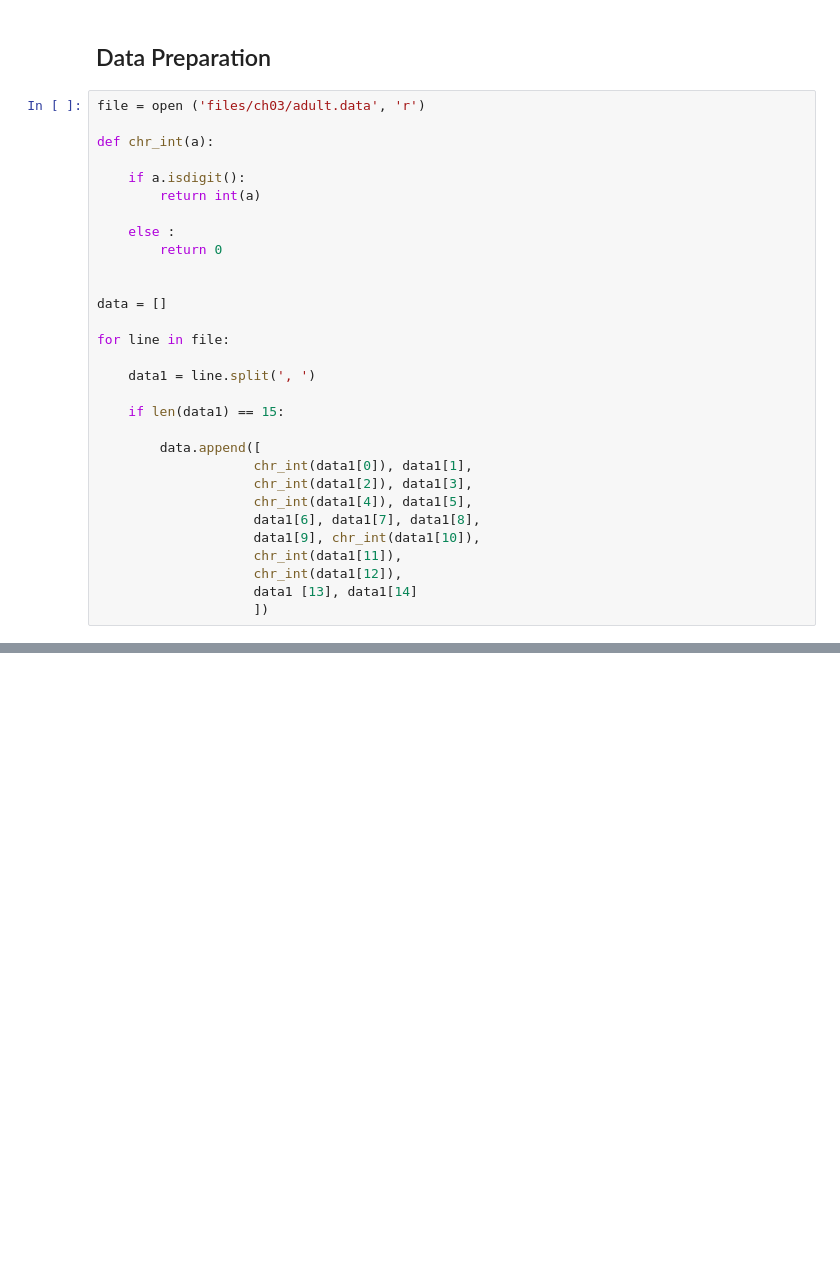
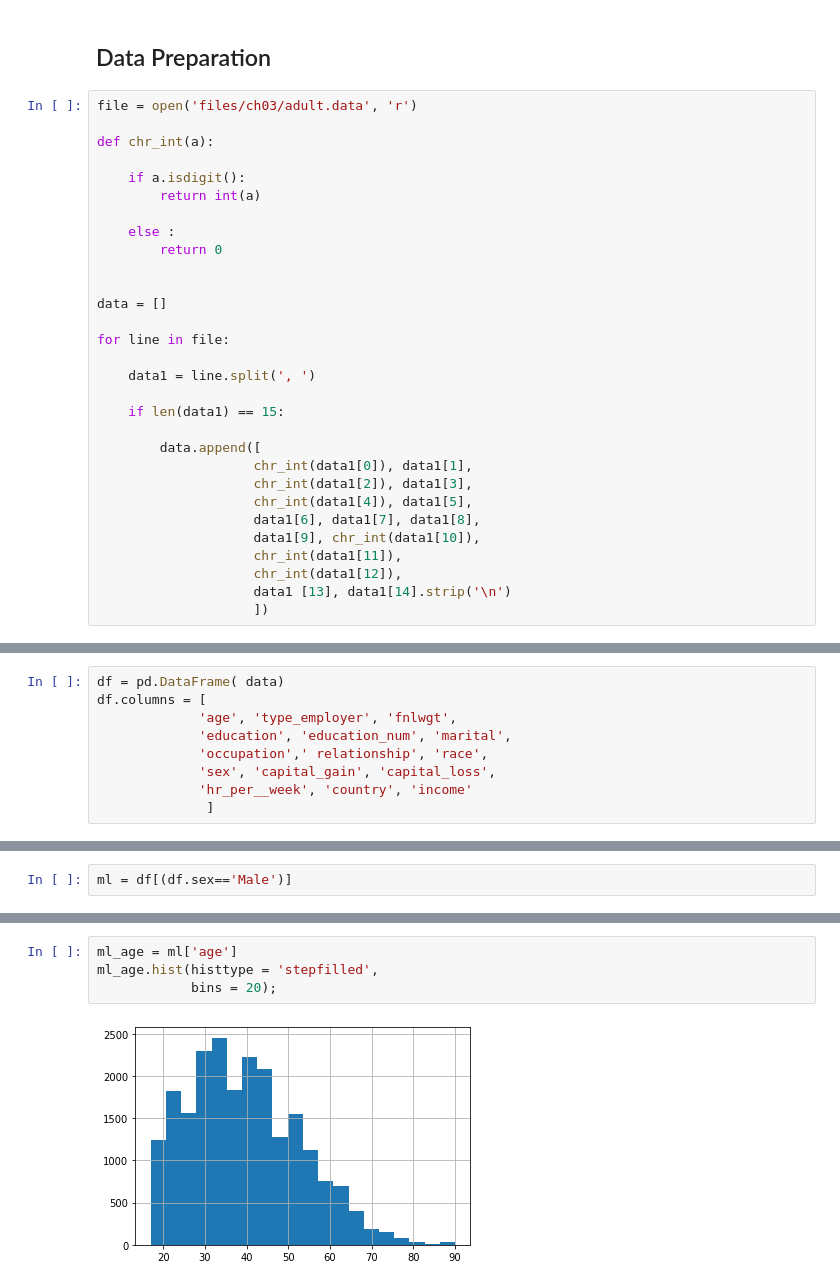
Before and after one commit to SantiGarzonD/introduction-datascience-python-book, a Jupyter notebook: JN_Propios/Open_Government_Data_Analysis.ipynb, the cells around one changed output, grey strips where cells are left out. Drawn from its saved outputs; the diff is of its cells as text; blank space fills up the shorter version.

```diff
--- a/JN_Propios/Open_Government_Data_Analysis.ipynb
+++ b/JN_Propios/Open_Government_Data_Analysis.ipynb
@@ -318,7 +339,7 @@ trigrams3
 # %% [markdown]
 ## Data Preparation
 # %%
-file = open ('files/ch03/adult.data', 'r')
+file = open('files/ch03/adult.data', 'r')
 
 def chr_int(a):
 
@@ -345,5 +366,5 @@ for line in file:
                     data1[9], chr_int(data1[10]),
                     chr_int(data1[11]),
                     chr_int(data1[12]),
-                    data1 [13], data1[14]
+                    data1 [13], data1[14].strip('\n')
                     ])
@@ -349,0 +375,9 @@ for line in file:
+# %%
+df = pd.DataFrame( data)
+df.columns = [
+             'age', 'type_employer', 'fnlwgt',
+             'education', 'education_num', 'marital',
+             'occupation',' relationship', 'race',
+             'sex', 'capital_gain', 'capital_loss',
+             'hr_per__week', 'country', 'income'
+              ]
@@ -349,0 +408,2 @@ for line in file:
+# %%
+ml = df[(df.sex=='Male')]
@@ -349,0 +462,6 @@ for line in file:
+# %%
+ml_age = ml['age']
+ml_age.hist(histtype = 'stepfilled',
+            bins = 20);
+# %% [output]
+[figure, added]
```
Also changed, not shown: parts of 25 cells of this notebook.
